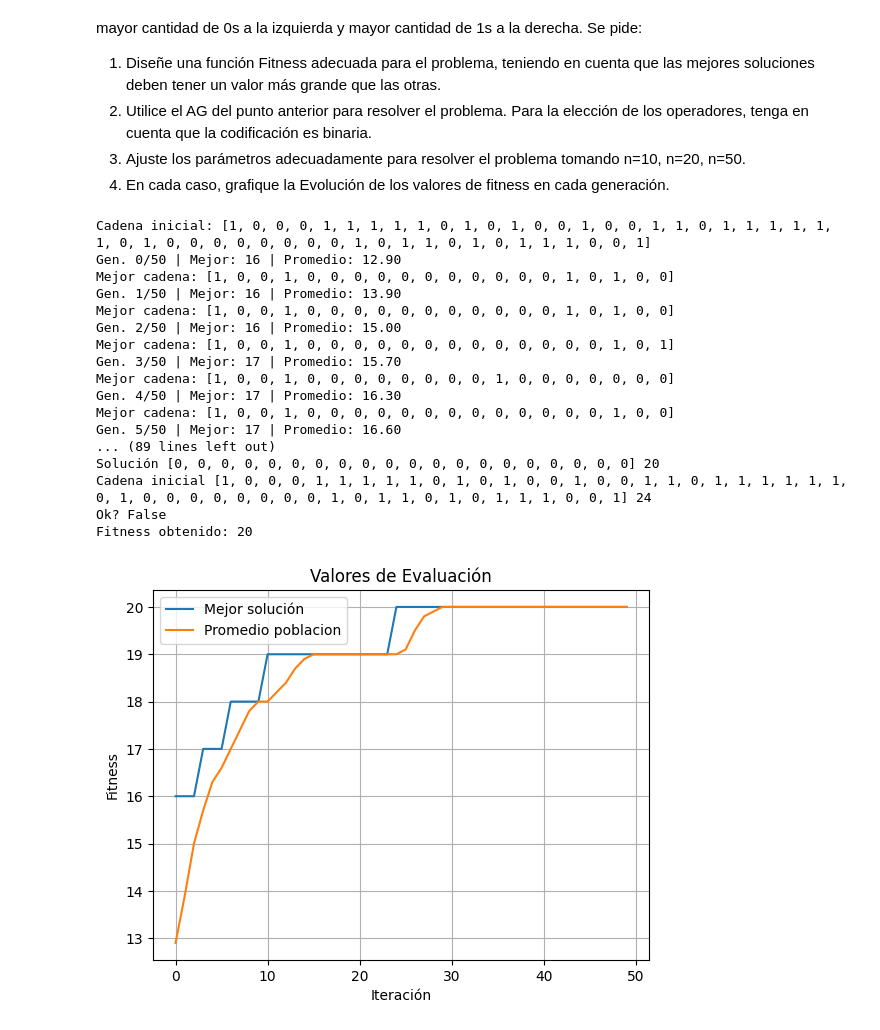
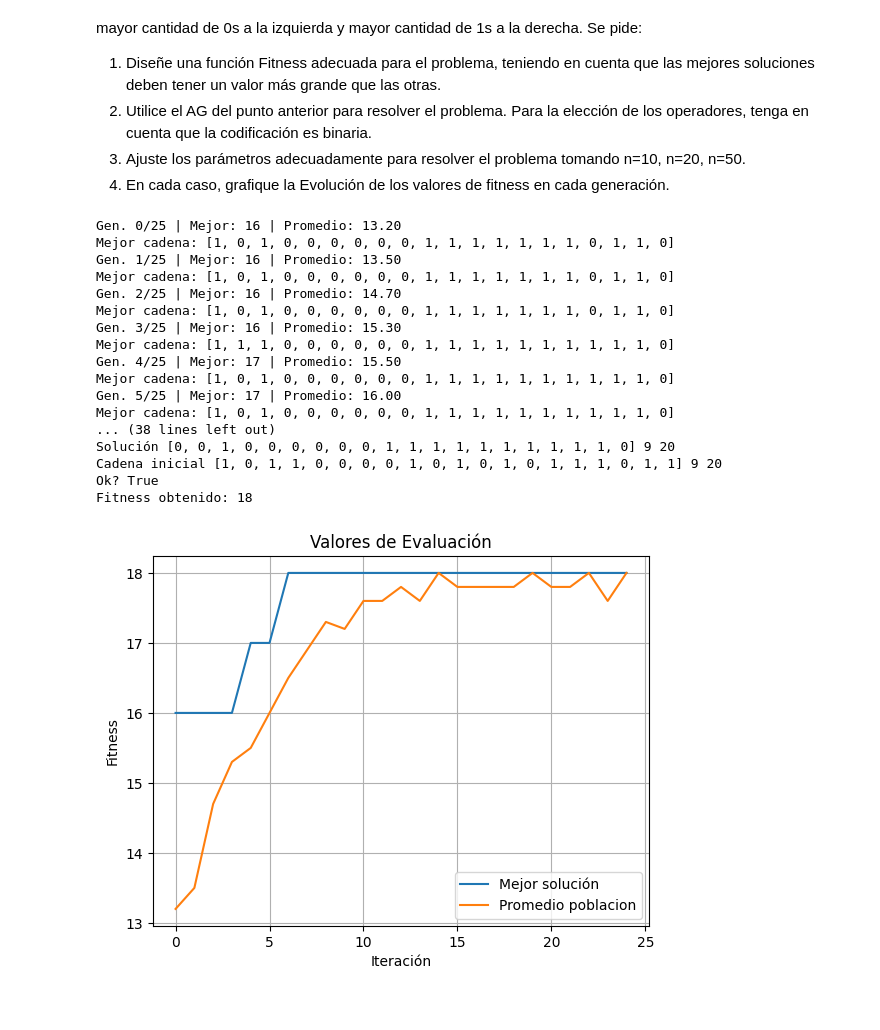
Before and after one commit to FranprzDev/HeuristcsAndML, a Jupyter notebook: TP4-Algoritmo-Genetico-Simple/TP4_Algoritmo_Genetico_Simple_Breslauer_Perez.ipynb, the cells around one changed output. Drawn from its saved outputs; the diff is of its cells as text; code cells hidden in the pictures.

```diff
--- a/TP4-Algoritmo-Genetico-Simple/TP4_Algoritmo_Genetico_Simple_Breslauer_Perez.ipynb
+++ b/TP4-Algoritmo-Genetico-Simple/TP4_Algoritmo_Genetico_Simple_Breslauer_Perez.ipynb
@@ -1032,14 +1056,13 @@ def fitness_visto_en_clase(X):
 
 cadena_inicial = [random.randint(0, 1) for _ in range(n)]
 cant_ceros_objetivo = cadena_inicial.count(0)
-print("Cadena inicial:", cadena_inicial)
 
 # Esto es una mala idea después hay que probar otra formula sobre contar la cantidad por que estamos perdiendo los índices.
 def fitness_binario(X):
     frontera = cant_ceros_objetivo
 
-    unos_mal = sum(X[:frontera])       # unos en la zona de ceros
-    ceros_mal = X[frontera:].count(0)  # ceros en la zona de unos
+    unos_mal = sum(X[:frontera])       # unos que deberían ser ceros
+    ceros_mal = X[frontera:].count(0)  # ceros que deberían ser unos
 
     return len(X) - (unos_mal + ceros_mal)
 
@@ -1048,9 +1071,10 @@ def fitness_binario(X):
 # Parámetros
 cant_individuos = 10
 n = 20
+cant_elite = 1
 
 f = fitness_binario
-cant_generac = 50
+cant_generac = 25
 
 sel = sel_torneo_con_rep
 param_sel = 2
@@ -1058,51 +1082,52 @@ param_sel = 2
 xover = xov_uniform
 cant_cruzados = round(0.80 * cant_individuos)
 
 mut = mut_swap
 cant_mutados = round(0.20 * cant_individuos)
 
 callback = callback_print
 
 # Población inicial
-Pop = init_pop_binaria(cant_individuos, n)
+Pop = init_pop_binaria(cant_individuos, cadena_inicial)
 
 # Ejecución
 sol, solF, Pop, Fit, traceBest, traceAvg, bestSols = geneticoSimpleBinario(
     Pop=Pop,
     cant_generac=cant_generac,
     sel=sel,
     xover=xover,
     mut=mut,
     cant_cruzados=cant_cruzados,
     cant_mutados=cant_mutados,
+    cant_elite=cant_elite,
     param_sel=param_sel,
     f=f,
     callback=callback
 )
 
 # Resultados
-print("Solución", sol, sol.count(0))
-print("Cadena inicial", cadena_inicial, cadena_inicial.count(0))
+print("Solución", sol, sol.count(0), len(sol))
+print("Cadena inicial", cadena_inicial, cadena_inicial.count(0), len(cadena_inicial))
 print("Ok?", sol.count(0) == cadena_inicial.count(0))
 print("Fitness obtenido:", solF)
 
 graficarEvolucionFitness(traceBest, traceAvg)
 # %% [output]
-Cadena inicial: [1, 0, 0, 0, 1, 1, 1, 1, 1, 0, 1, 0, 1, 0, 0, 1, 0, 0, 1, 1, 0, 1, 1, 1, 1, 1, 1, 0, 1, 0, 0, 0, 0, 0, 0, 0, 0, 1, 0, 1, 1, 0, 1, 0, 1, 1, 1, 0, 0, 1]
-Gen. 0/50 | Mejor: 16 | Promedio: 12.90
-Mejor cadena: [1, 0, 0, 1, 0, 0, 0, 0, 0, 0, 0, 0, 0, 0, 0, 1, 0, 1, 0, 0]
-Gen. 1/50 | Mejor: 16 | Promedio: 13.90
-Mejor cadena: [1, 0, 0, 1, 0, 0, 0, 0, 0, 0, 0, 0, 0, 0, 0, 1, 0, 1, 0, 0]
-Gen. 2/50 | Mejor: 16 | Promedio: 15.00
-Mejor cadena: [1, 0, 0, 1, 0, 0, 0, 0, 0, 0, 0, 0, 0, 0, 0, 0, 0, 1, 0, 1]
-Gen. 3/50 | Mejor: 17 | Promedio: 15.70
-Mejor cadena: [1, 0, 0, 1, 0, 0, 0, 0, 0, 0, 0, 0, 1, 0, 0, 0, 0, 0, 0, 0]
-Gen. 4/50 | Mejor: 17 | Promedio: 16.30
-Mejor cadena: [1, 0, 0, 1, 0, 0, 0, 0, 0, 0, 0, 0, 0, 0, 0, 0, 0, 1, 0, 0]
-Gen. 5/50 | Mejor: 17 | Promedio: 16.60
-... (89 lines left out)
-Solución [0, 0, 0, 0, 0, 0, 0, 0, 0, 0, 0, 0, 0, 0, 0, 0, 0, 0, 0, 0] 20
-Cadena inicial [1, 0, 0, 0, 1, 1, 1, 1, 1, 0, 1, 0, 1, 0, 0, 1, 0, 0, 1, 1, 0, 1, 1, 1, 1, 1, 1, 0, 1, 0, 0, 0, 0, 0, 0, 0, 0, 1, 0, 1, 1, 0, 1, 0, 1, 1, 1, 0, 0, 1] 24
-Ok? False
-Fitness obtenido: 20
+Gen. 0/25 | Mejor: 16 | Promedio: 13.20
+Mejor cadena: [1, 0, 1, 0, 0, 0, 0, 0, 0, 1, 1, 1, 1, 1, 1, 1, 0, 1, 1, 0]
+Gen. 1/25 | Mejor: 16 | Promedio: 13.50
+Mejor cadena: [1, 0, 1, 0, 0, 0, 0, 0, 0, 1, 1, 1, 1, 1, 1, 1, 0, 1, 1, 0]
+Gen. 2/25 | Mejor: 16 | Promedio: 14.70
+Mejor cadena: [1, 0, 1, 0, 0, 0, 0, 0, 0, 1, 1, 1, 1, 1, 1, 1, 0, 1, 1, 0]
+Gen. 3/25 | Mejor: 16 | Promedio: 15.30
+Mejor cadena: [1, 1, 1, 0, 0, 0, 0, 0, 0, 1, 1, 1, 1, 1, 1, 1, 1, 1, 1, 0]
+Gen. 4/25 | Mejor: 17 | Promedio: 15.50
+Mejor cadena: [1, 0, 1, 0, 0, 0, 0, 0, 0, 1, 1, 1, 1, 1, 1, 1, 1, 1, 1, 0]
+Gen. 5/25 | Mejor: 17 | Promedio: 16.00
+Mejor cadena: [1, 0, 1, 0, 0, 0, 0, 0, 0, 1, 1, 1, 1, 1, 1, 1, 1, 1, 1, 0]
+... (38 lines left out)
+Solución [0, 0, 1, 0, 0, 0, 0, 0, 0, 1, 1, 1, 1, 1, 1, 1, 1, 1, 1, 0] 9 20
+Cadena inicial [1, 0, 1, 1, 0, 0, 0, 0, 1, 0, 1, 0, 1, 0, 1, 1, 1, 0, 1, 1] 9 20
+Ok? True
+Fitness obtenido: 18
-[figure, old version]
+[figure, new version]
```
Also changed, not shown: parts of 1 cell of this notebook.
